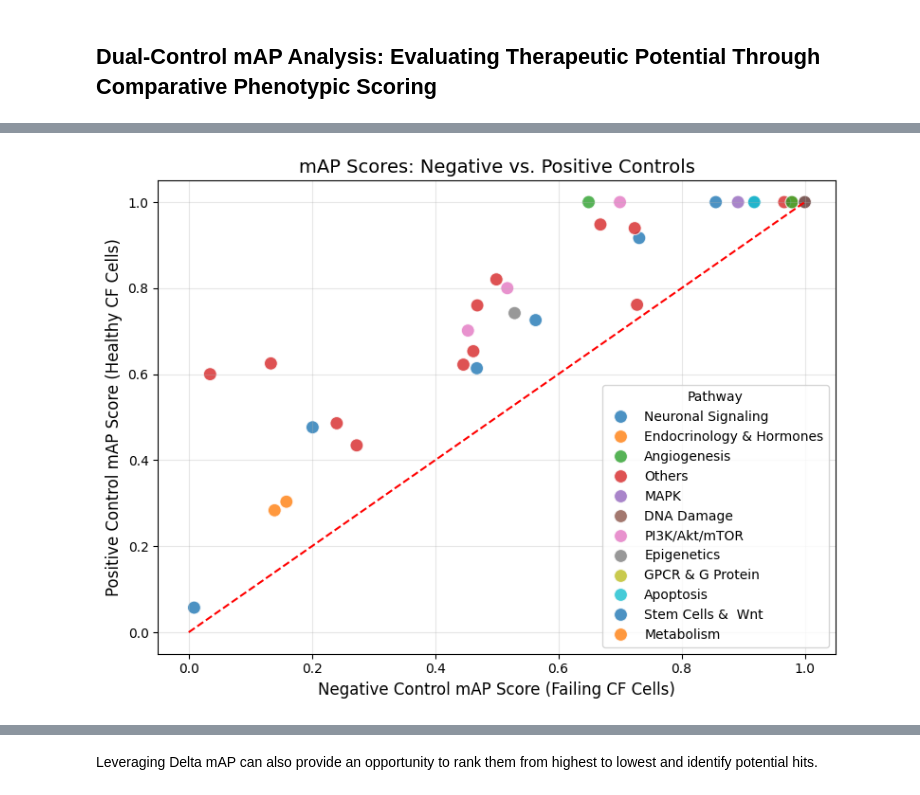
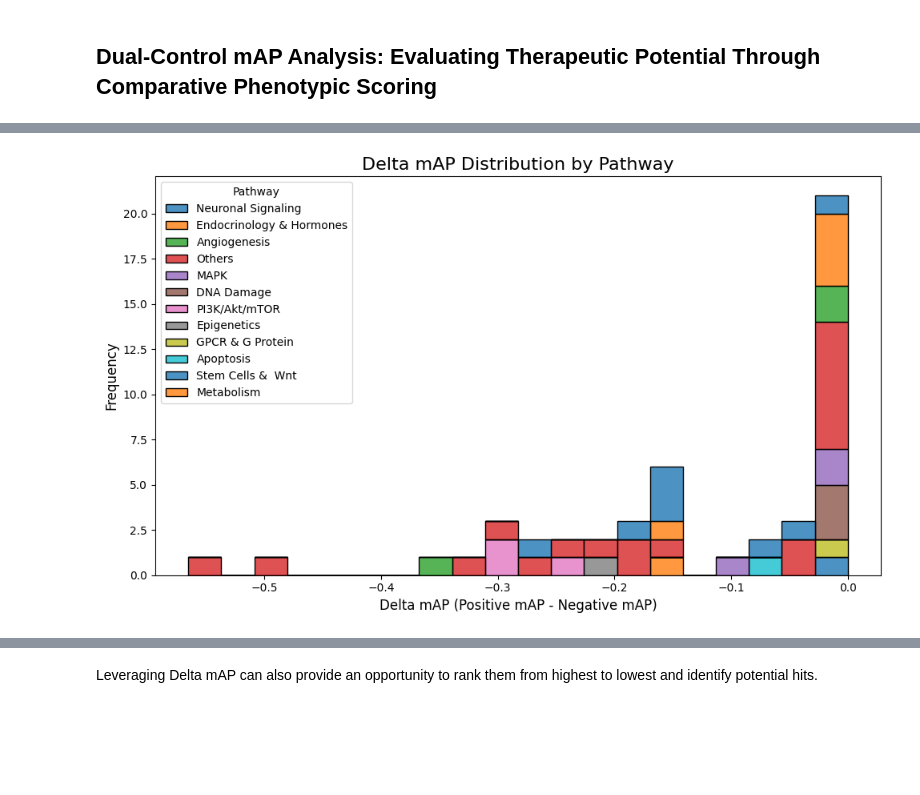
Before and after one commit to WayScience/CFReT-screen-mAP-analysis, a Jupyter notebook: notebooks/1.map-analysis/2.map-analysis.ipynb, the cells around one changed output, grey strips where cells are left out. Drawn from its saved outputs; the diff is of its cells as text; code cells hidden in the pictures; blank space fills up the shorter version.

Commit message:
updated documentation and figures

```diff
--- a/notebooks/1.map-analysis/2.map-analysis.ipynb
+++ b/notebooks/1.map-analysis/2.map-analysis.ipynb
@@ -15,7 +21,10 @@ nc_dmso_map_path = (map_results_dir / "negative_control_failing_DMSO_mAP_scores.
 pc_dmso_map_path = (map_results_dir / "positive_control_healthy_DMSO_mAP_scores.csv").resolve(strict=True)
 
 # make directory for figures
-fig_dir_path = (results_dir / "figures").resolve()
+map_analysis_results_dir = (results_dir / "map_analysis").resolve()
+map_analysis_results_dir.mkdir(exist_ok=True)
+
+fig_dir_path = (map_analysis_results_dir / "figures").resolve()
 fig_dir_path.mkdir(exist_ok=True)
 
 # pathway informaiton
@@ -34,7 +45,10 @@ pc_map_df = pc_map_df.rename(columns={"mean_average_precision":"positive_mean_av
 all_map_df = nc_map_df.merge(pc_map_df, on="Metadata_treatment", how="inner")
 
 # calculating delta mAP
-all_map_df["delta_mAP"] = all_map_df["positive_mean_average_precision"] - all_map_df["negative_mean_average_precision"]
+all_map_df["delta_mAP"] = (
+    all_map_df["negative_mean_average_precision"]
+    - all_map_df["positive_mean_average_precision"]
+)
 
 # now leta add pathway information into this data
 all_map_df = all_map_df.merge(pathway_df, left_on="Metadata_treatment", right_on="UCD ID", how="inner")
@@ -52,30 +157,26 @@ all_map_df.head()
 # %%
-plt.figure(figsize=(8, 6))
-sns.scatterplot(
+# Plot stacked bar histogram using seaborn
+plt.figure(figsize=(10, 6))
+sns.histplot(
     data=all_map_df,
-    x="negative_mean_average_precision",
-    y="positive_mean_average_precision",
+    x="delta_mAP",
     hue="Pathway",
+    multiple="stack",
+    bins=20,
     palette="tab10",
-    s=100,
     alpha=0.8
 )
 
-# Add a red diagonal line starting from (0,0)
-plt.plot([0, 1], [0, 1], color='red', linestyle='--', linewidth=1.5, label="Reference Line (Diagonal)")
-
-# Add titles and labels
-plt.title("mAP Scores: Negative vs. Positive Controls", fontsize=14)
-plt.xlabel("Negative Control mAP Score (Failing CF Cells)", fontsize=12)
-plt.ylabel("Positive Control mAP Score (Healthy CF Cells)", fontsize=12)
-# plt.legend(loc="upper left", fontsize=10)
-plt.grid(alpha=0.3)
+# Add plot labels and title
+plt.title("Delta mAP Distribution by Pathway", fontsize=16)
+plt.xlabel("Delta mAP (Positive mAP - Negative mAP)", fontsize=12)
+plt.ylabel("Frequency", fontsize=12)
 plt.tight_layout()
 
 # save plot
-plt.savefig(fig_dir_path / "map_scores_negative_vs_positive.png", dpi=300, bbox_inches="tight")
+plt.savefig(fig_dir_path / "delta_mAP_histogram.png", dpi=300, bbox_inches="tight")
 
 # Show the plot
 plt.show()
 # %% [output]
-[figure, old version]
+[figure, new version]
```
Also changed, not shown: parts of 12 cells of this notebook, 8 other files.
